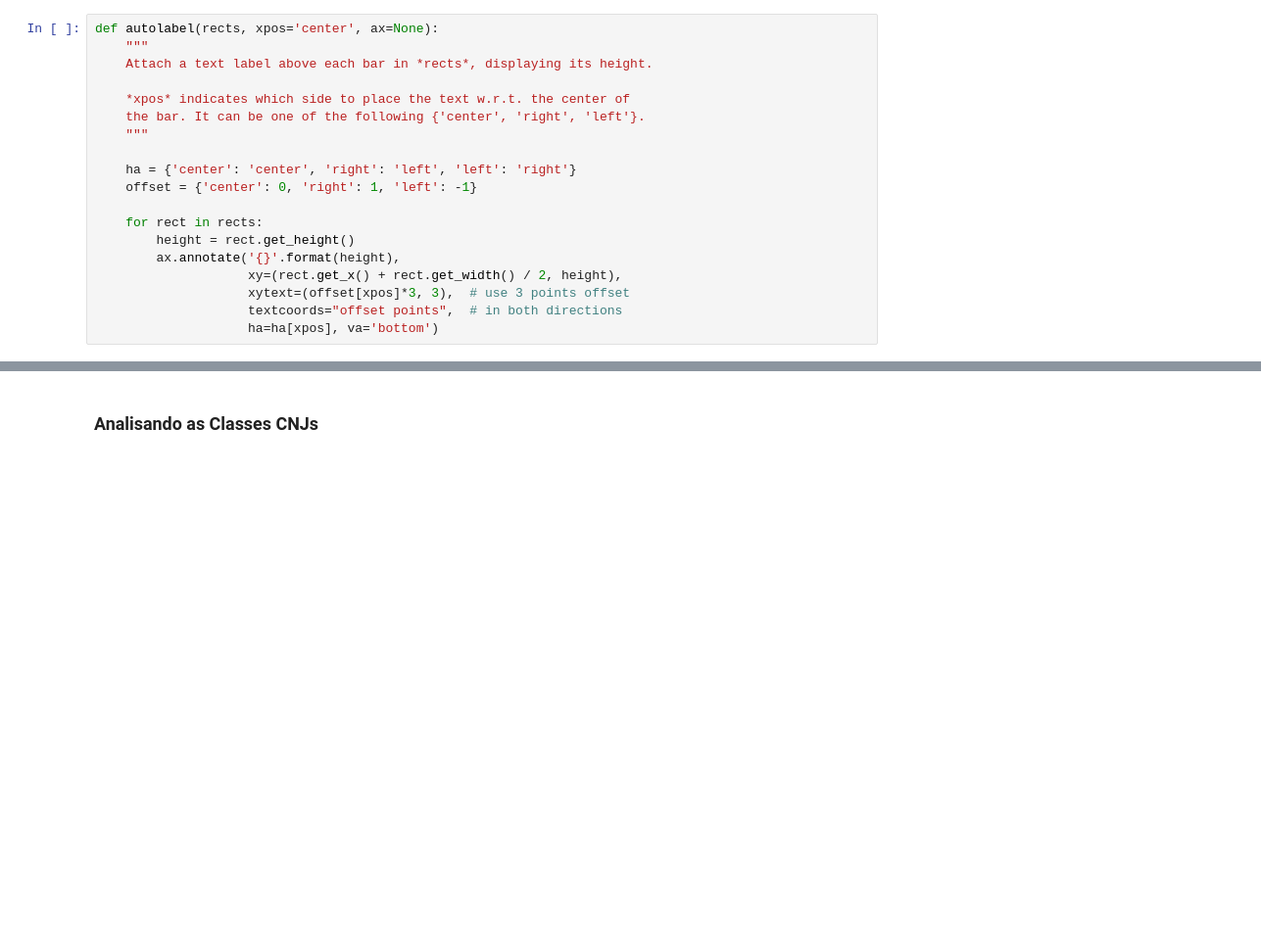
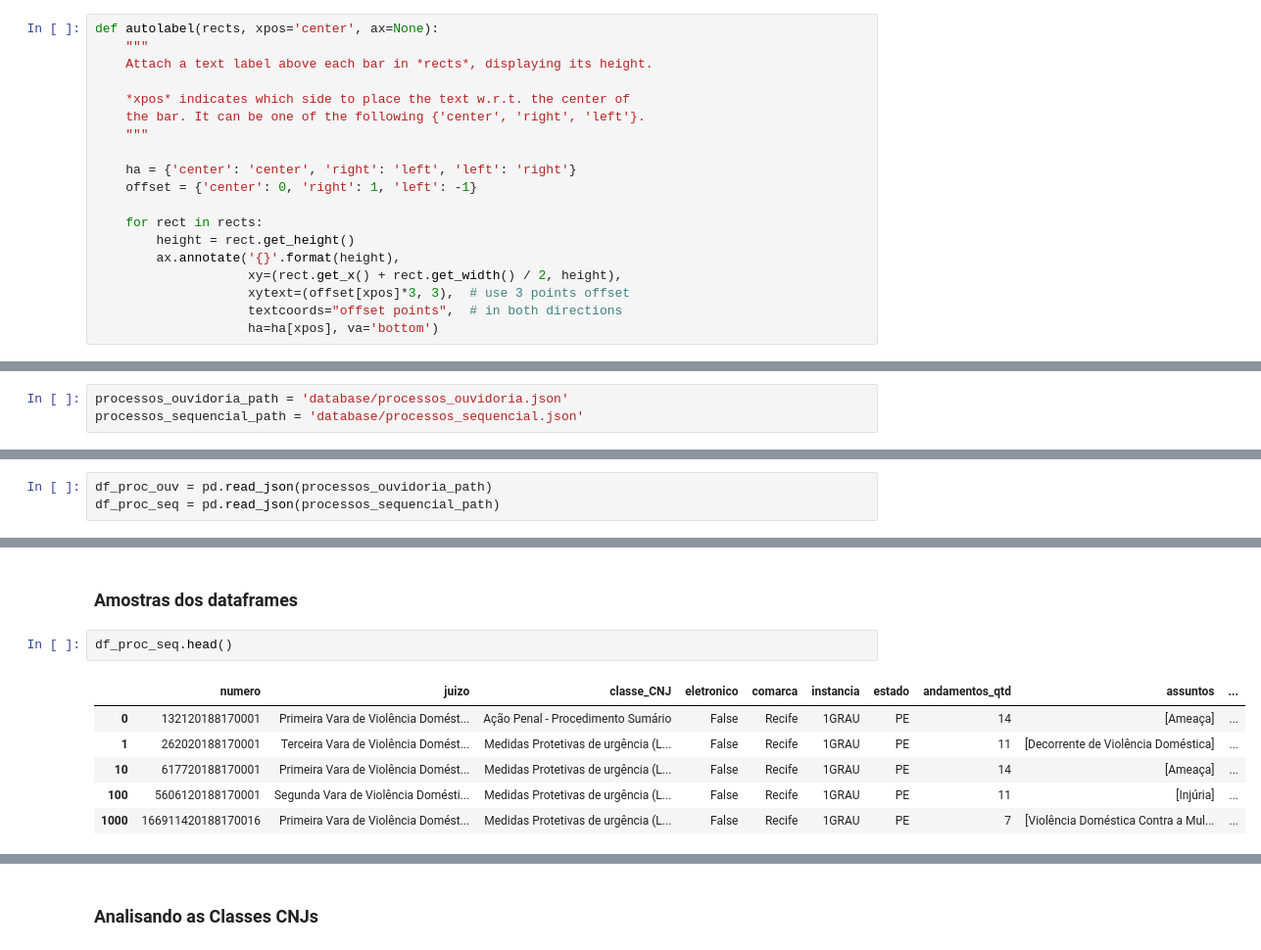
Before and after one commit to naanadr/violencia_contra_mulher_RECIFE, a Jupyter notebook: analises.ipynb, the cells around one changed output, grey strips where cells are left out. Shown: that part at 98% size. Cells and saved outputs as stored; diff of their text form; blank space fills up the shorter version.

```diff
--- a/analises.ipynb
+++ b/analises.ipynb
@@ -130,0 +67,3 @@ plt.show()
+# %%
+processos_ouvidoria_path = 'database/processos_ouvidoria.json'
+processos_sequencial_path = 'database/processos_sequencial.json'
@@ -130,0 +72,3 @@ plt.show()
+# %%
+df_proc_ouv = pd.read_json(processos_ouvidoria_path)
+df_proc_seq = pd.read_json(processos_sequencial_path)
@@ -130,0 +113,11 @@ plt.show()
+# %% [markdown]
+### Amostras dos dataframes
+# %%
+df_proc_seq.head()
+# %% [output]
+|  | numero | juizo | classe_CNJ | eletronico | comarca | instancia | estado | andamentos_qtd | assuntos | ... |
+| 0 | 132120188170001 | Primeira Vara de Violência Domést... | Ação Penal - Procedimento Sumário | False | Recife | 1GRAU | PE | 14 | [Ameaça] | ... |
+| 1 | 262020188170001 | Terceira Vara de Violência Domést... | Medidas Protetivas de urgência (L... | False | Recife | 1GRAU | PE | 11 | [Decorrente de Violência Doméstica] | ... |
+| 10 | 617720188170001 | Primeira Vara de Violência Domést... | Medidas Protetivas de urgência (L... | False | Recife | 1GRAU | PE | 14 | [Ameaça] | ... |
+| 100 | 5606120188170001 | Segunda Vara de Violência Domésti... | Medidas Protetivas de urgência (L... | False | Recife | 1GRAU | PE | 11 | [Injúria] | ... |
+| 1000 | 166911420188170016 | Primeira Vara de Violência Domést... | Medidas Protetivas de urgência (L... | False | Recife | 1GRAU | PE | 7 | [Violência Doméstica Contra a Mul... | ... |
```
Also changed, not shown: parts of 44 cells of this notebook.
